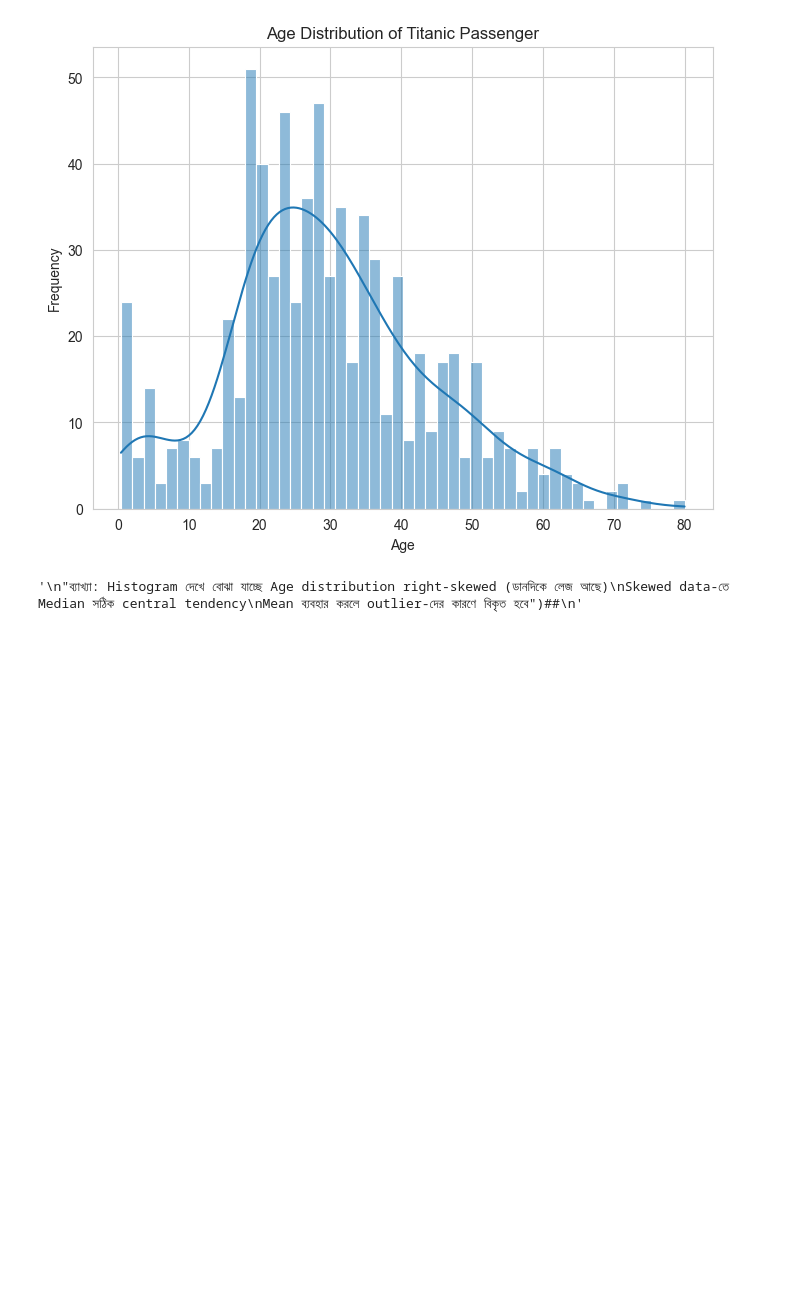
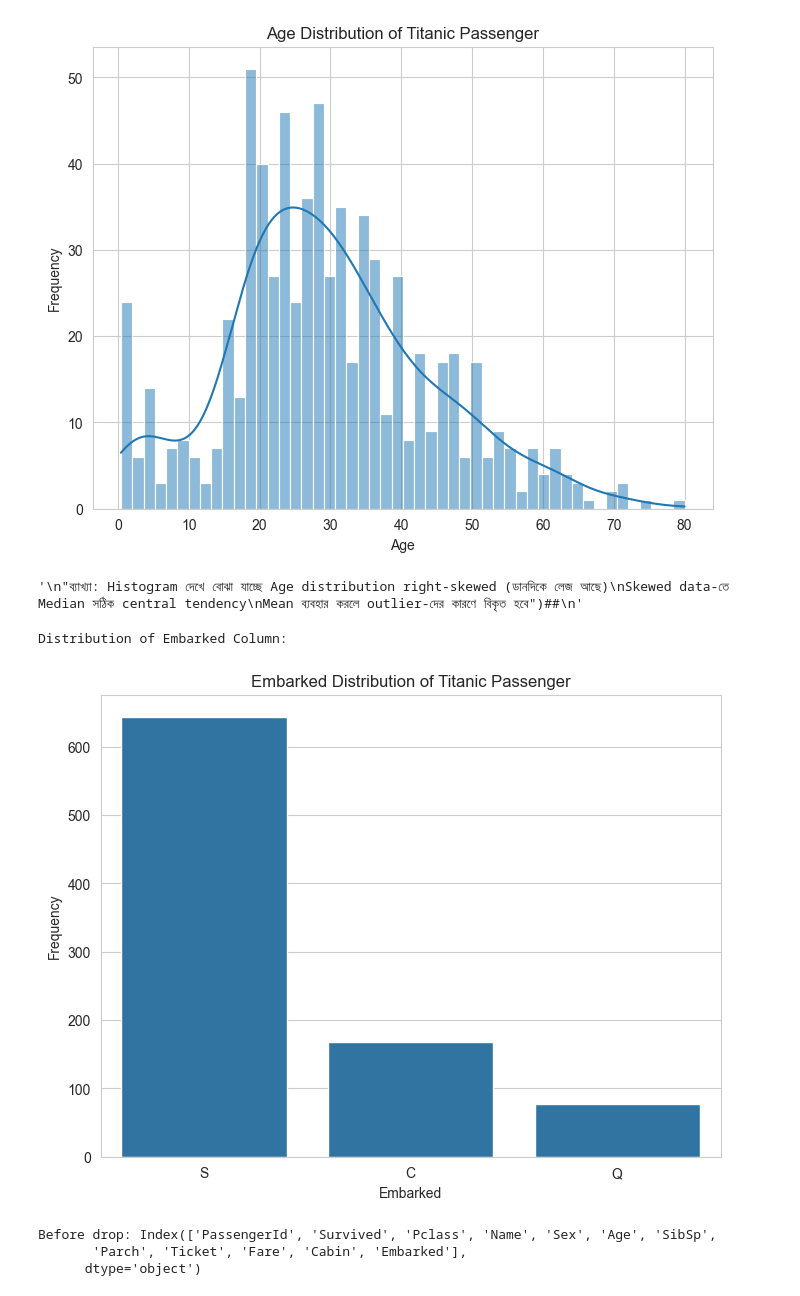
Before and after one commit to Mofazzal-Hossain-Evan/Machine-Learning, a Jupyter notebook: MyLearning/Week 03/Mod 09/my_practice.ipynb, the cells around one changed output. Drawn from its saved outputs; the diff is of its cells as text; code cells hidden in the pictures; blank space fills up the shorter version.

```diff
--- a/MyLearning/Week 03/Mod 09/my_practice.ipynb
+++ b/MyLearning/Week 03/Mod 09/my_practice.ipynb
@@ -20,9 +20,13 @@ Embarked → Mode দিয়ে পূরণ করব
 Cabin → সম্পূর্ণ বাদ দেব
 # %%
 import pandas as pd
+from Demos.win32cred_demo import target
+from matplotlib.pyplot import title
 
-titanic_path = "Titanic-Dataset.csv"
-df_titanic = pd.read_csv(titanic_path)
+from Week_1.Mod_1.AI_ML_Week_01_Module_01_Descriptive_Statistics_and_Distributions import outliers_z
+
+titanic_path = pd.read_csv("Titanic-Dataset.csv")
+df_titanic = titanic_path
 df_titanic.head(10)
 # %% [output]
 |  | PassengerId | Survived | Pclass | Name | Sex | Age | SibSp | Parch | Ticket | Fare | ... |
@@ -100,4 +104,19 @@ Mean ব্যবহার করলে outlier-দের কারণে বি
 # %%
 #💻 কোড ৬: Embarked Column-এর Distribution দেখা
 
-print()
+print("Distribution of Embarked Column:")
+plt.figure(figsize=(8,6))
+sns.countplot(data=df_titanic, x="Embarked")
+plt.title("Embarked Distribution of Titanic Passenger")
+plt.xlabel("Embarked")
+plt.ylabel("Frequency")
+plt.show()
+# %% [output]
+Distribution of Embarked Column:
+[figure, added]
+# %%
+print("Before drop:", df_titanic.columns)
+# %% [output]
+Before drop: Index(['PassengerId', 'Survived', 'Pclass', 'Name', 'Sex', 'Age', 'SibSp',
+       'Parch', 'Ticket', 'Fare', 'Cabin', 'Embarked'],
+      dtype='object')
```
Also changed, not shown: parts of 19 cells of this notebook, 1 other file.
